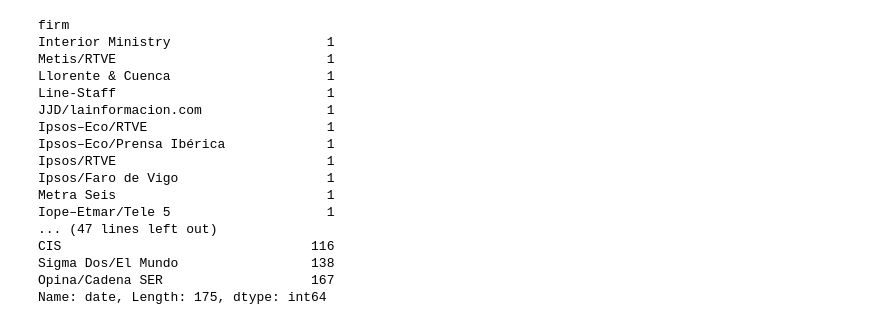
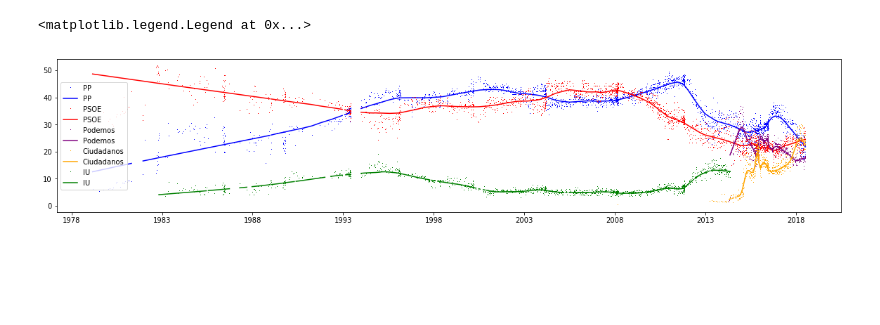
Before and after one commit to jgarciab/polls, a Jupyter notebook: visualize_sociodemocracy.ipynb, the cells around one changed output. Cells and saved outputs as stored; diff of their text form; code cells hidden in the pictures; blank space fills up the shorter version.

Commit message:
first visual

```diff
--- a/visualize_sociodemocracy.ipynb
+++ b/visualize_sociodemocracy.ipynb
@@ -28,20 +21,21 @@ spain.head()
-# %%
-spain.groupby("firm").count()["date"].sort_values()
-# %% [output]
-firm
-Interior Ministry                    1
-Metis/RTVE                           1
-Llorente & Cuenca                    1
-Line-Staff                           1
-JJD/lainformacion.com                1
-Ipsos–Eco/RTVE                       1
-Ipsos–Eco/Prensa Ibérica             1
-Ipsos/RTVE                           1
-Ipsos/Faro de Vigo                   1
-Metra Seis                           1
-Iope–Etmar/Tele 5                    1
-... (47 lines left out)
-CIS                                116
-Sigma Dos/El Mundo                 138
-Opina/Cadena SER                   167
-Name: date, Length: 175, dtype: int64
+# %%
+import numpy as np
+import statsmodels.api as sm
+lowess = sm.nonparametric.lowess
+
+
+plt.figure(figsize=(20,4))
+plt.axis("on")
+
+color = ["b","r","purple","orange","green"]
+i = 0
+for party in ["PP","PSOE","Podemos","Ciudadanos","IU"]:
+    pp = lowess(spain[party],spain["date"],return_sorted=False,frac=0.1)
+    plt.plot(spain["date"],spain[party],",",color=color[i])
+    plt.plot(spain["date"],pp,color=color[i],label=party)
+    i += 1
+plt.legend()
+#
+# %% [output]
+<matplotlib.legend.Legend at 0x...>
+[figure, added]
```
Also changed, not shown: parts of 2 cells of this notebook, 15 other files.
